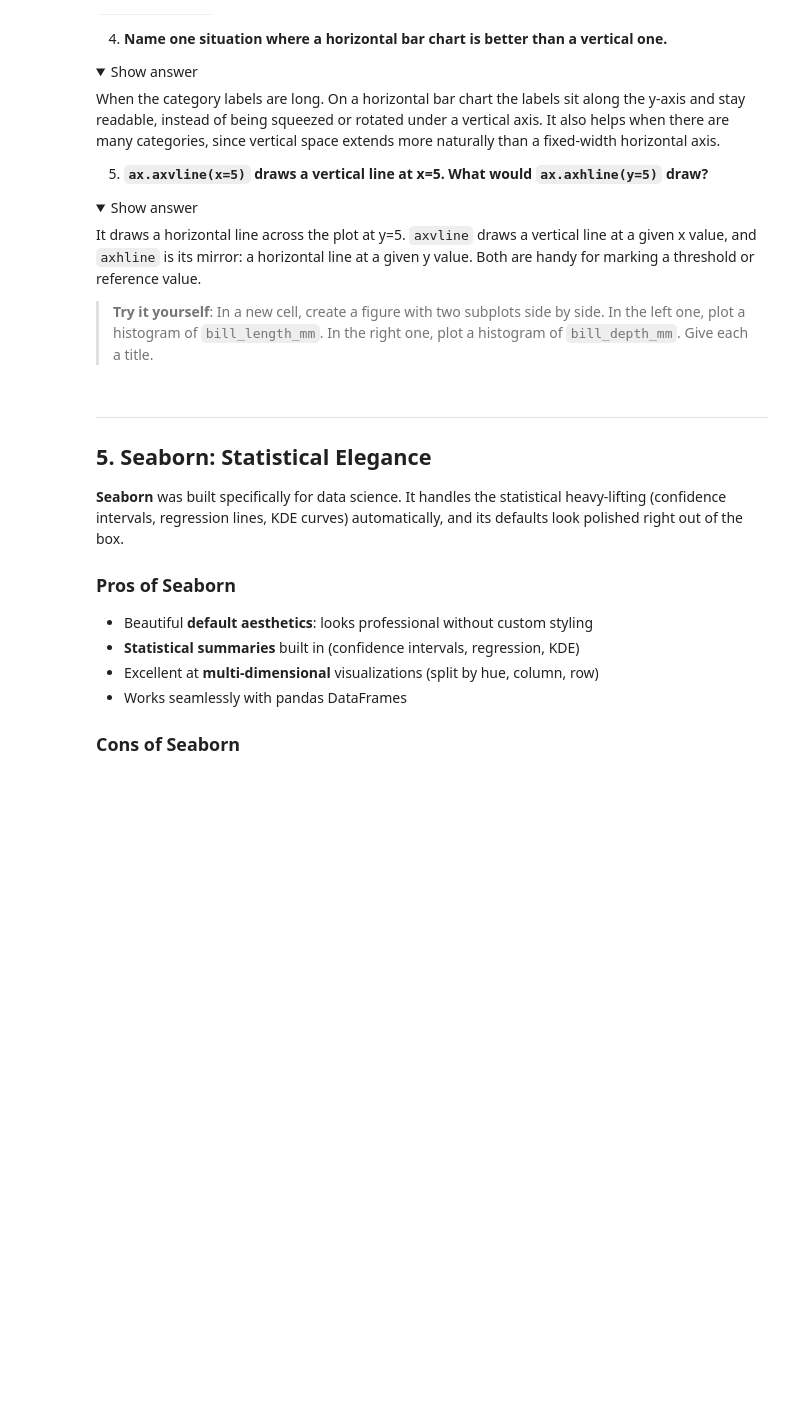
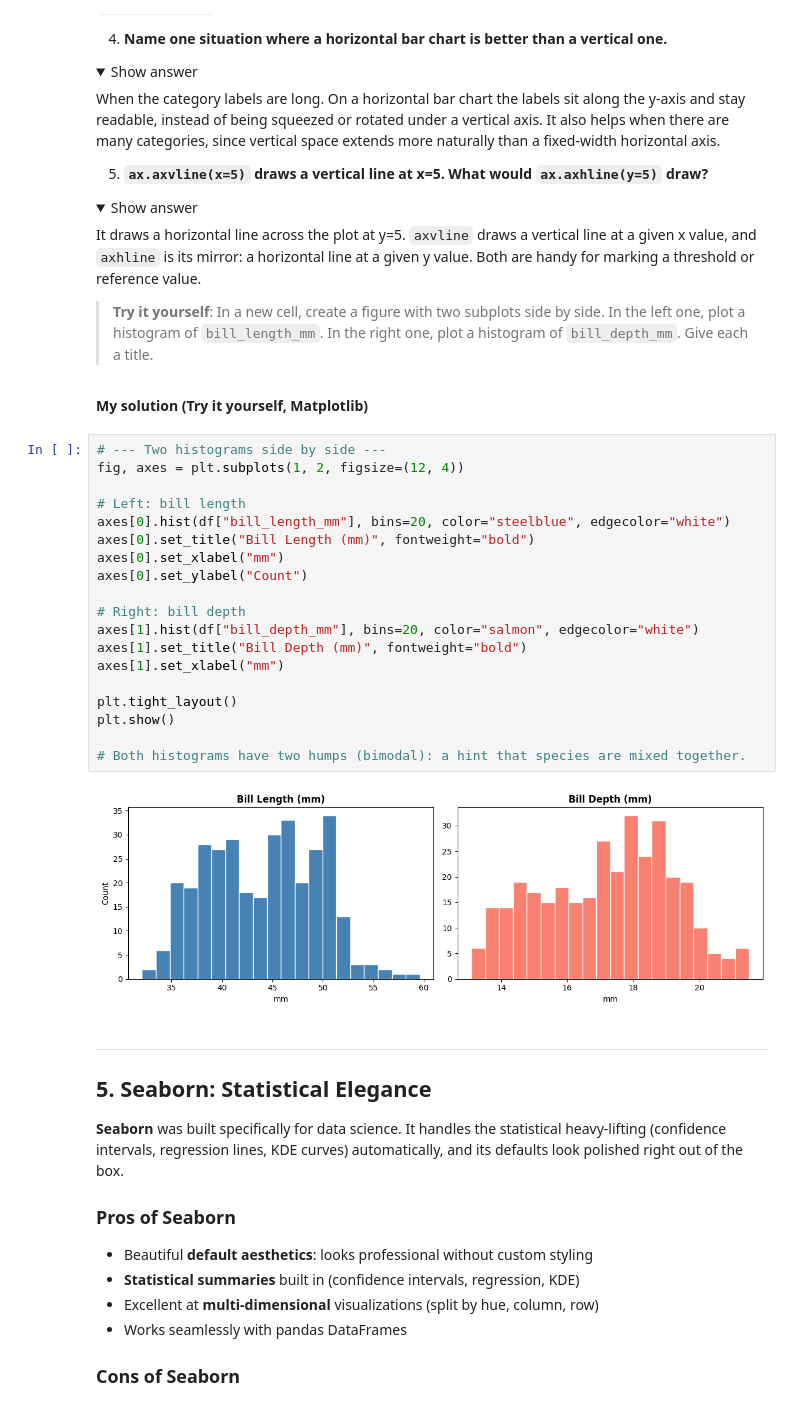
Before and after one commit to crsbln/ds-visualisation, a Jupyter notebook: 2_Plotting_intro.ipynb, the cells around one changed output. Saved outputs shown, nothing was run; the diff lists cells and outputs as text; folded sections open; blank space fills up the shorter version.

```diff
--- a/2_Plotting_intro.ipynb
+++ b/2_Plotting_intro.ipynb
@@ -480,6 +546,29 @@ It draws a horizontal line across the plot at y=5. `axvline` draws a vertical li
 </details>
 
 > **Try it yourself**: In a new cell, create a figure with two subplots side by side. In the left one, plot a histogram of `bill_length_mm`. In the right one, plot a histogram of `bill_depth_mm`. Give each a title.
+# %% [markdown]
+**My solution (Try it yourself, Matplotlib)**
+# %%
+# --- Two histograms side by side ---
+fig, axes = plt.subplots(1, 2, figsize=(12, 4))
+
+# Left: bill length
+axes[0].hist(df["bill_length_mm"], bins=20, color="steelblue", edgecolor="white")
+axes[0].set_title("Bill Length (mm)", fontweight="bold")
+axes[0].set_xlabel("mm")
+axes[0].set_ylabel("Count")
+
+# Right: bill depth
+axes[1].hist(df["bill_depth_mm"], bins=20, color="salmon", edgecolor="white")
+axes[1].set_title("Bill Depth (mm)", fontweight="bold")
+axes[1].set_xlabel("mm")
+
+plt.tight_layout()
+plt.show()
+
+# Both histograms have two humps (bimodal): a hint that species are mixed together.
+# %% [output]
+[figure, added]
 # %% [markdown]
 ---
 
```
Also changed, not shown: parts of 37 cells of this notebook, 8 other files.
